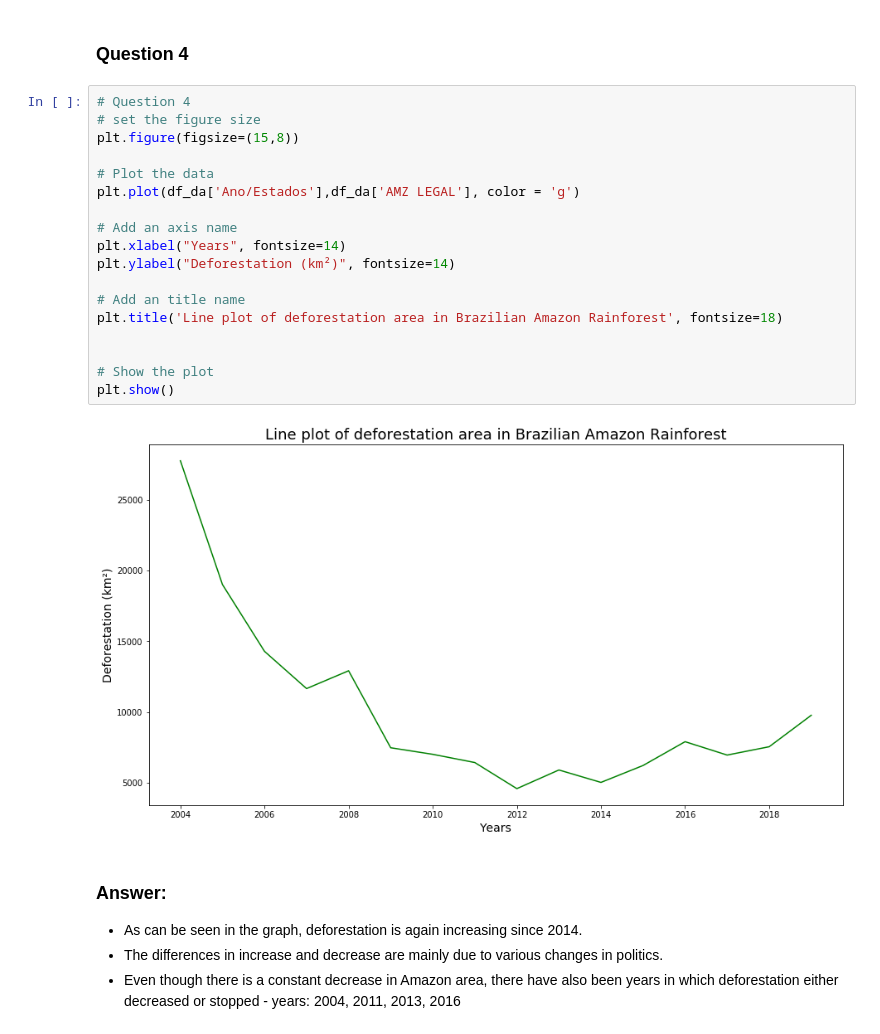
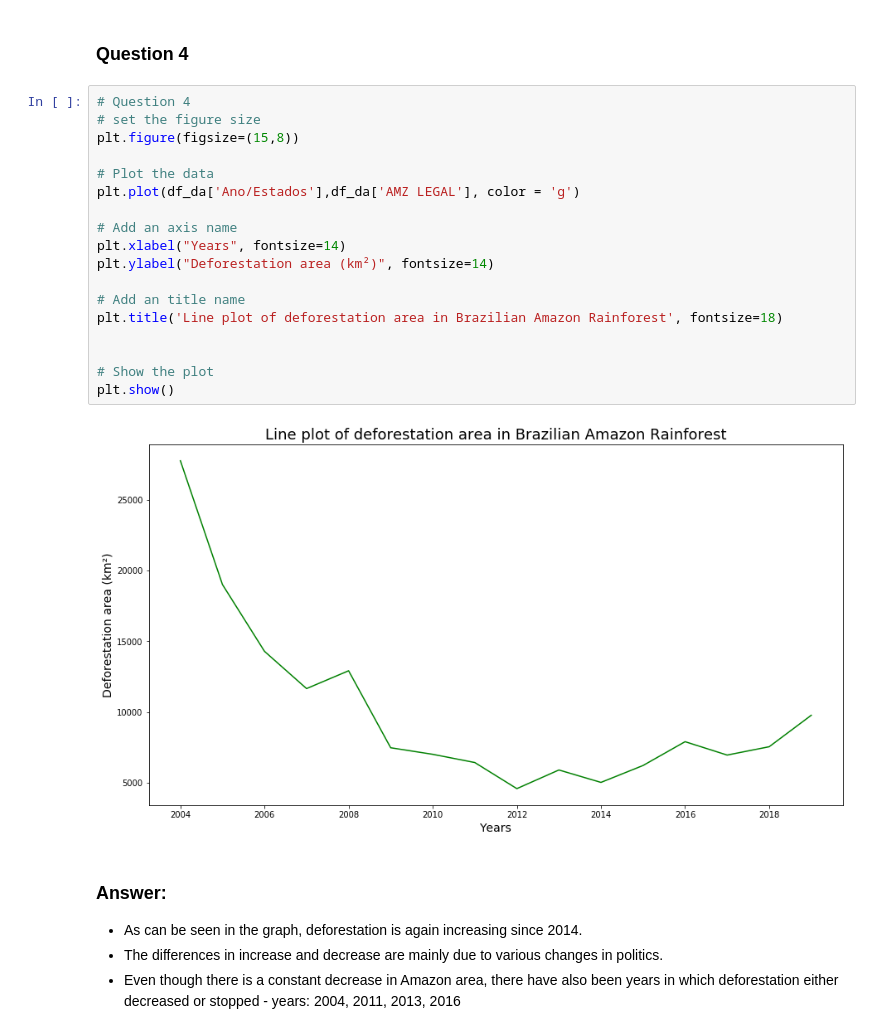
Before and after one commit to chiarabeebyte/capstoneproject8, a Jupyter notebook: Notebooks/Capstoneproject_team8.ipynb, the cells around one changed output. Cells and saved outputs as stored; diff of their text form.

```diff
--- a/Notebooks/Capstoneproject_team8.ipynb
+++ b/Notebooks/Capstoneproject_team8.ipynb
@@ -219,23 +219,23 @@ The plot shows a positve correlation of 0.91 between the deforestation area and
 # %%
 # Question 4
 # set the figure size
 plt.figure(figsize=(15,8))
 
 # Plot the data
 plt.plot(df_da['Ano/Estados'],df_da['AMZ LEGAL'], color = 'g')
 
 # Add an axis name
 plt.xlabel("Years", fontsize=14)
-plt.ylabel("Deforestation (km²)", fontsize=14)
+plt.ylabel("Deforestation area (km²)", fontsize=14)
 
 # Add an title name
 plt.title('Line plot of deforestation area in Brazilian Amazon Rainforest', fontsize=18)
 
 
 # Show the plot
 plt.show()
 # %% [output]
-[figure, old version]
+[figure, new version]
 # %% [markdown]
 ### Answer:
 - As can be seen in the graph, deforestation is again increasing since 2014.
```
Also changed, not shown: parts of 3 cells of this notebook.
